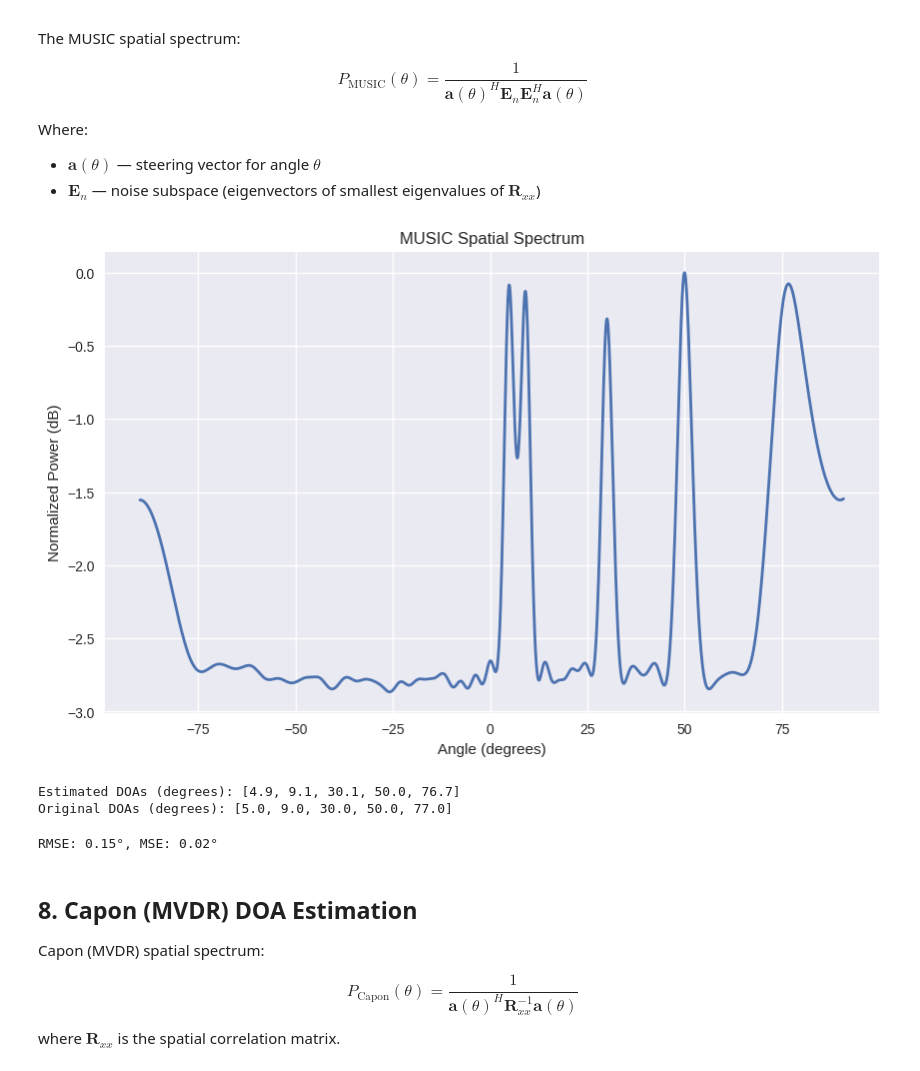
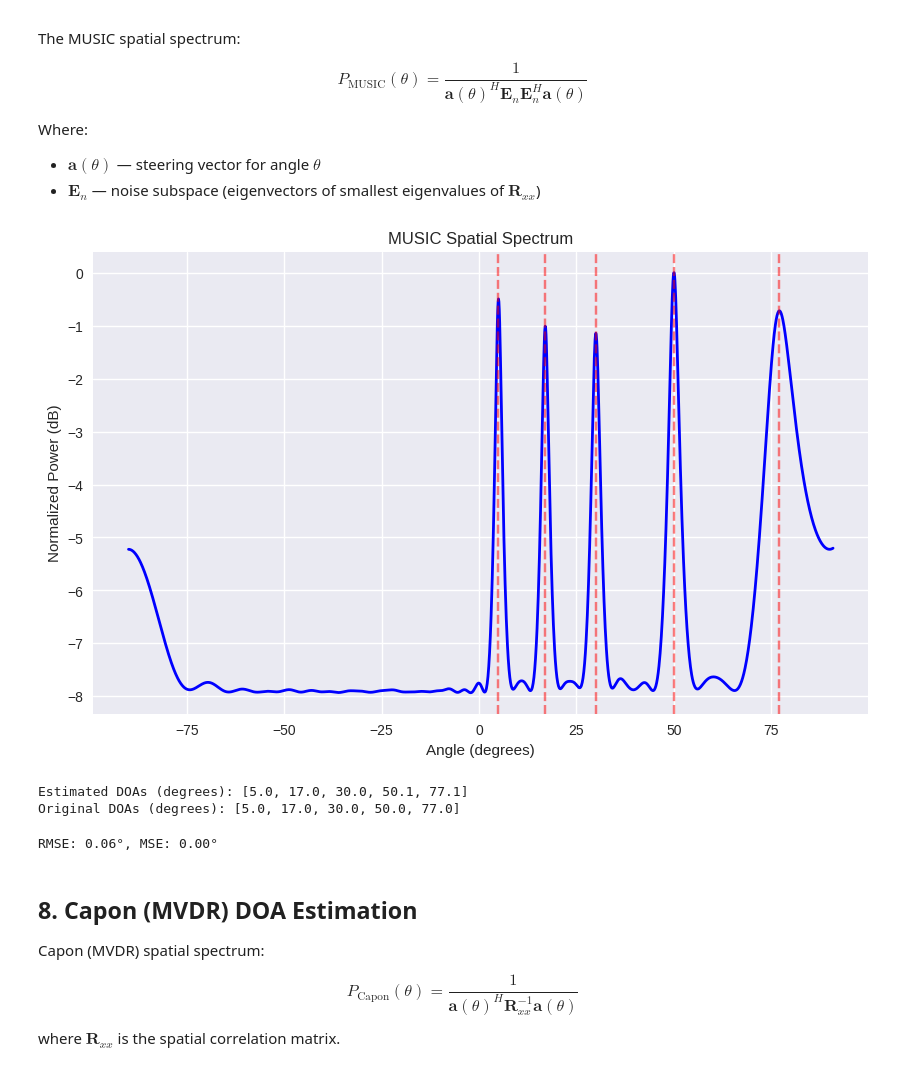
Before and after one commit to sazidshahjada/ArraySignalProcessing, a Jupyter notebook: ula_doa_simulation.ipynb, the cells around one changed output. Cells and saved outputs as stored; diff of their text form; code cells hidden in the pictures.

```diff
--- a/ula_doa_simulation.ipynb
+++ b/ula_doa_simulation.ipynb
@@ -43,14 +43,14 @@ $$
 # Array and signal parameters
 M = 32 # Number of sensors
 d = 0.5 # Sensor spacing (wavelengths)
-angles = np.array([5.0, 9.0, 30.0, 50.0, 77.0]) # Source DOAs (degrees)
+angles = np.array([5.0, 17.0, 30.0, 50.0, 77.0]) # Source DOAs (degrees)
 num_sources = len(angles)
 
 fs = 1000 # Sampling frequency
 duration = 1 # Duration (seconds)
 t = np.linspace(0, duration, int(fs*duration))  # Time vector
 
-SNR_dB = -5 # Desired SNR at array (dB)
+SNR_dB = 1 # Desired SNR at array (dB)
 
 print(f"Number of sensors: {M}, Number of sources: {num_sources}, SNR: {SNR_dB} dB")
 # %% [output]
@@ -221,16 +221,18 @@ def snapshot_averaged_music(X, num_sources, N_snapshots=5, scan_angles=np.arange
 # %%
 scan_angles, P_music_avg = snapshot_averaged_music(X, num_sources, N_snapshots=50)
 
 # Plot MUSIC Spectrum
 plt.figure(figsize=(10,6))
-plt.plot(scan_angles, 10*np.log10(P_music_avg/np.max(P_music_avg)), linewidth=2)
+plt.plot(scan_angles, 10*np.log10(P_music_avg/np.max(P_music_avg)), linewidth=2, color='b')
+for angle in angles:
+    plt.axvline(x=angle, color='r', linestyle='--', alpha=0.5)
 plt.title("MUSIC Spatial Spectrum")
 plt.xlabel("Angle (degrees)")
 plt.ylabel("Normalized Power (dB)")
 plt.grid(True)
 plt.show()
 # %% [output]
-[figure, old version]
+[figure, new version]
 # %%
 # Find peaks
 peaks, properties = find_peaks(
@@ -253,8 +255,8 @@ original_DOAs_clean = [float(angle) for angle in angles]
 print("Estimated DOAs (degrees):", sorted(estimated_DOAs_clean))
 print("Original DOAs (degrees):", sorted(original_DOAs_clean))
 # %% [output]
-Estimated DOAs (degrees): [4.9, 9.1, 30.1, 50.0, 76.7]
-Original DOAs (degrees): [5.0, 9.0, 30.0, 50.0, 77.0]
+Estimated DOAs (degrees): [5.0, 17.0, 30.0, 50.1, 77.1]
+Original DOAs (degrees): [5.0, 17.0, 30.0, 50.0, 77.0]
 # %%
 def calculate_rmse_mse(estimated_DOAs_clean, original_DOAs_clean):
     try:
@@ -267,7 +269,7 @@ def calculate_rmse_mse(estimated_DOAs_clean, original_DOAs_clean):
 # %%
 calculate_rmse_mse(estimated_DOAs_clean, original_DOAs_clean)
 # %% [output]
-RMSE: 0.15°, MSE: 0.02°
+RMSE: 0.06°, MSE: 0.00°
 # %% [markdown]
 ## **8. Capon (MVDR) DOA Estimation**
 
```
Also changed, not shown: parts of 9 cells of this notebook, 1 other file.
